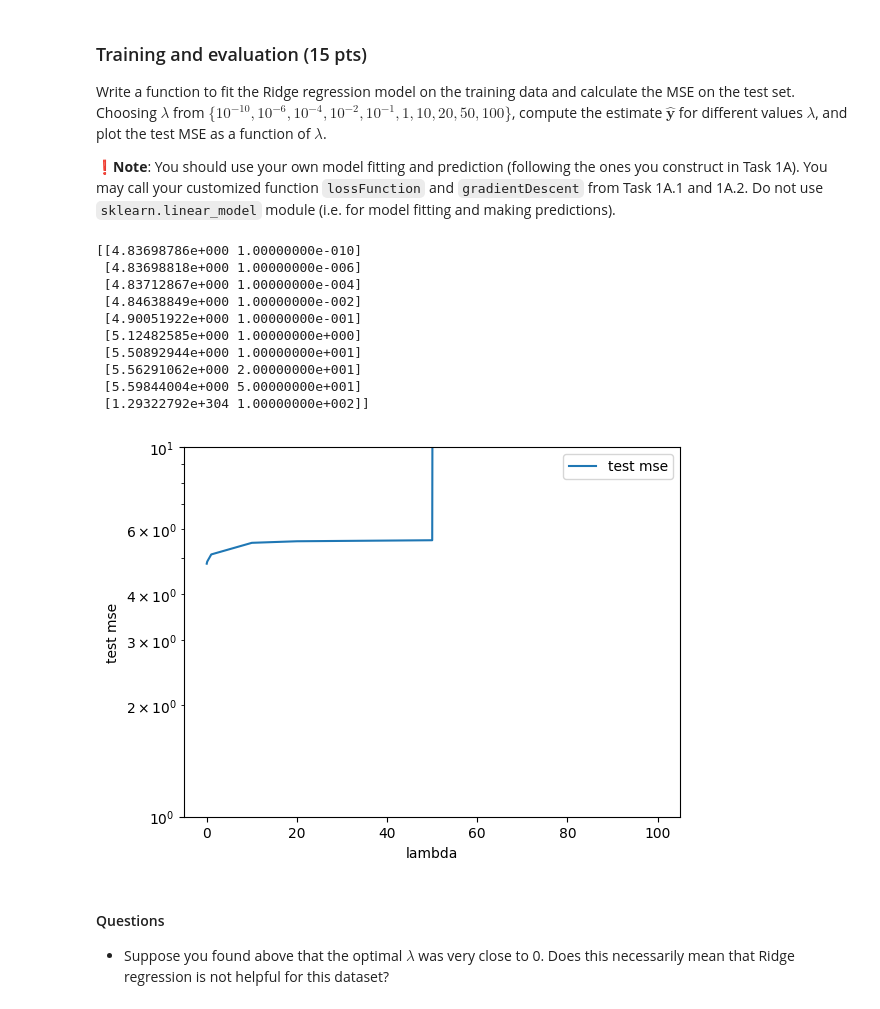
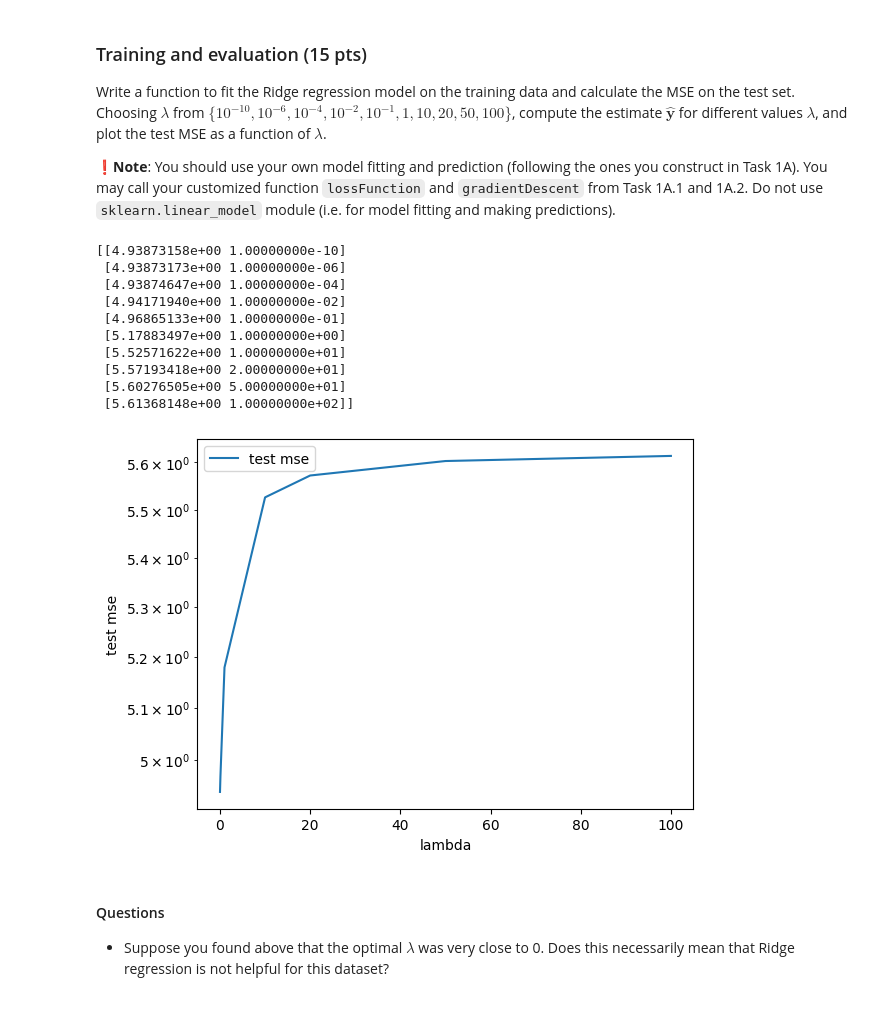
Before and after one commit to nickmvega/machine-learning, a Jupyter notebook: project1_regression_modelsel.ipynb, the cells around one changed output. Cells and saved outputs as stored; diff of their text form; code cells hidden in the pictures.

```diff
--- a/project1_regression_modelsel.ipynb
+++ b/project1_regression_modelsel.ipynb
@@ -836,49 +837,49 @@ def train_and_eval( X_train , y_train , X_eval , y_eval , lambda_ ):
     #   Eta = 0.01, Tolerance = 1e-4, max_iter=1e4
     # but feel free to experiment.
     #
-    eta = 0.01
+    eta = 0.001
     tolerance = 1e-4
     w, _ = gradientDescent(X_train, y_train, initial_w, eta, lambda_, tolerance, max_iter=1e4)
 
     # Make predictions on the evaluation set
     y_pred = X_eval @ w
 
-    n = X_eval.shape[0]
+    y_eval = y_eval.reshape(-1, 1)
 
-    mse= (1/n) * np.sum((y_eval- ( w.T @ X_eval.T)) **2)
+    mse = np.mean( (y_eval - y_pred)**2)
     ##############################################################
 
     return mse
 
 
 weight_list = [1e-10, 1e-6, 1e-4, 0.01, 0.1, 1, 10, 20, 50, 100]
 result_list = []
 
 # compute test MSE
 for weight in weight_list:
     test_mse = train_and_eval ( X_train , y_train.values , X_test , y_test.values , weight )
     result_list.append ([ test_mse , weight ])
     result_array = np.array ( result_list )
 print(result_array)
 plt.figure()
 plt.plot( result_array [: , -1] , result_array [: ,0] , label = 'test mse')
 plt.xlabel('lambda')
 plt.ylabel('test mse')
 plt.yscale('log')
 plt.legend()
 plt.show()
 # %% [output]
-[[4.83698786e+000 1.00000000e-010]
- [4.83698818e+000 1.00000000e-006]
- [4.83712867e+000 1.00000000e-004]
- [4.84638849e+000 1.00000000e-002]
- [4.90051922e+000 1.00000000e-001]
- [5.12482585e+000 1.00000000e+000]
- [5.50892944e+000 1.00000000e+001]
- [5.56291062e+000 2.00000000e+001]
- [5.59844004e+000 5.00000000e+001]
- [1.29322792e+304 1.00000000e+002]]
+[[4.93873158e+00 1.00000000e-10]
+ [4.93873173e+00 1.00000000e-06]
+ [4.93874647e+00 1.00000000e-04]
+ [4.94171940e+00 1.00000000e-02]
+ [4.96865133e+00 1.00000000e-01]
+ [5.17883497e+00 1.00000000e+00]
+ [5.52571622e+00 1.00000000e+01]
+ [5.57193418e+00 2.00000000e+01]
+ [5.60276505e+00 5.00000000e+01]
+ [5.61368148e+00 1.00000000e+02]]
-[figure, old version]
+[figure, new version]
 # %% [markdown]
 #### Questions
 - Suppose you found above that the optimal $\lambda$ was very close to 0. Does this necessarily mean that Ridge regression is not helpful for this dataset?
```
Also changed, not shown: parts of 4 cells of this notebook.
